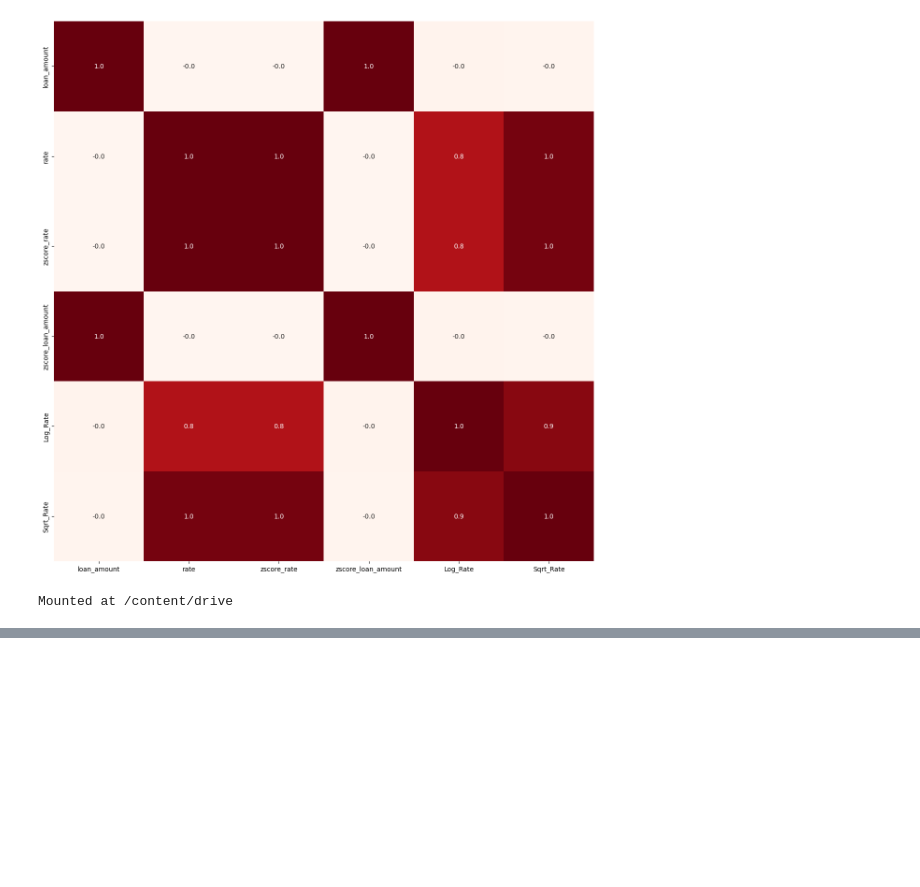
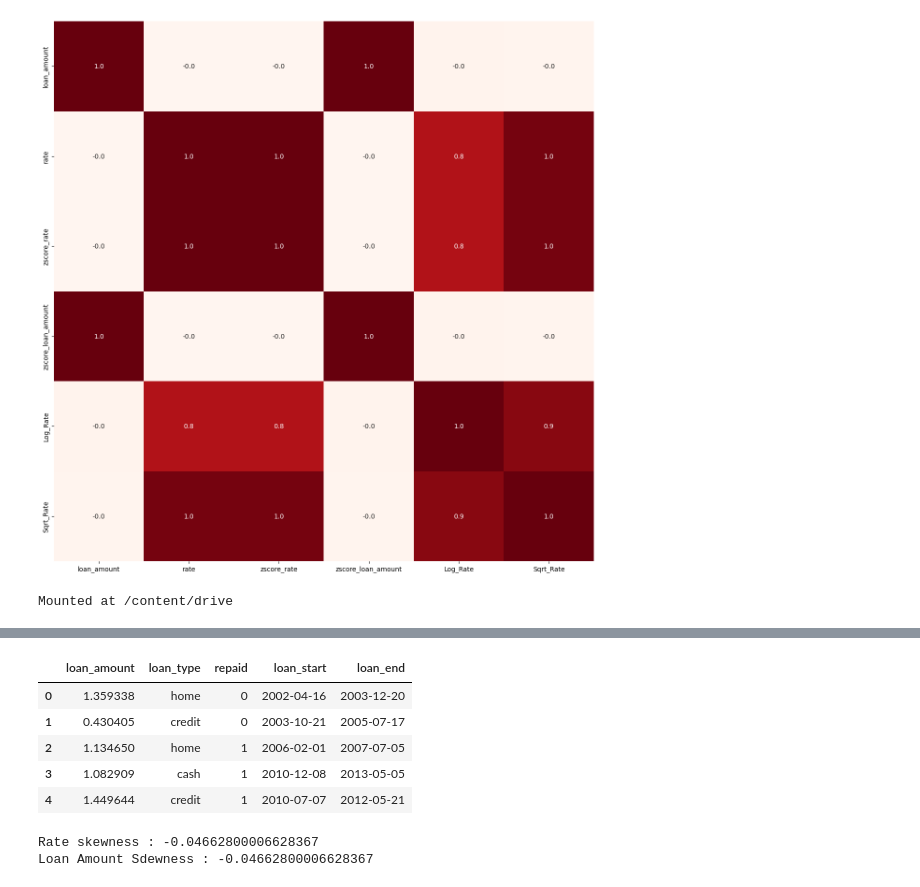
Before and after one commit to Artificial-i/-1-5, a Jupyter notebook: Untitled0.ipynb, the cells around one changed output, grey strips where cells are left out. Drawn from its saved outputs; the diff is of its cells as text; code cells hidden in the pictures; blank space fills up the shorter version.

```diff
--- a/Untitled0.ipynb
+++ b/Untitled0.ipynb
@@ -502,3 +605,24 @@ df.head()
+# %%
+# استاندارد سازی باعث میشود داده ها هم وزن شوند
+from sklearn.preprocessing import StandardScaler
+scaler = StandardScaler()
+numeric_columns = df.select_dtypes(include=['number']).columns
+df[numeric_columns] = scaler.fit_transform(df[numeric_columns])
+df.head()
+# %% [output]
+|  | loan_amount | loan_type | repaid | loan_start | loan_end |
+| 0 | 1.359338 | home | 0 | 2002-04-16 | 2003-12-20 |
+| 1 | 0.430405 | credit | 0 | 2003-10-21 | 2005-07-17 |
+| 2 | 1.134650 | home | 1 | 2006-02-01 | 2007-07-05 |
+| 3 | 1.082909 | cash | 1 | 2010-12-08 | 2013-05-05 |
+| 4 | 1.449644 | credit | 1 | 2010-07-07 | 2012-05-21 |
+# %%
+from scipy.stats import skew
+print(f"Rate skewness : {skew(df['loan_amount'])}")
+print(f"Loan Amount Sdewness : {skew(df['loan_amount'])}")
+# %% [output]
+Rate skewness : -0.04662800006628367
+Loan Amount Sdewness : -0.04662800006628367
 # %%
 # بدست آوردن نال ها
 df.isnull().sum()
```
Also changed, not shown: parts of 18 cells of this notebook.
